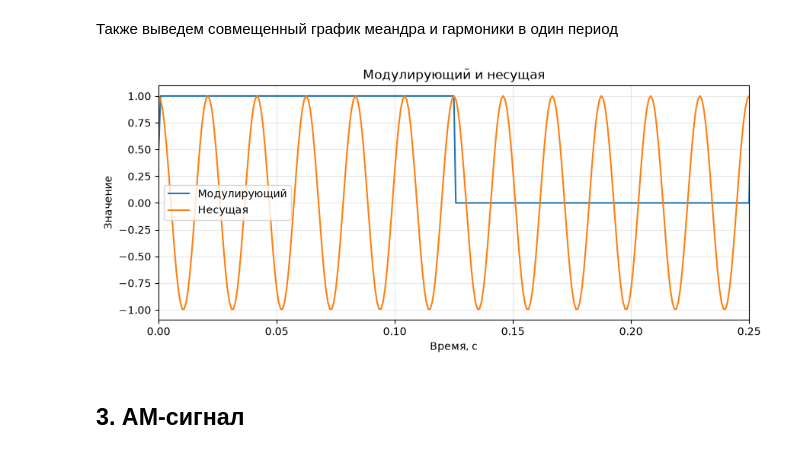
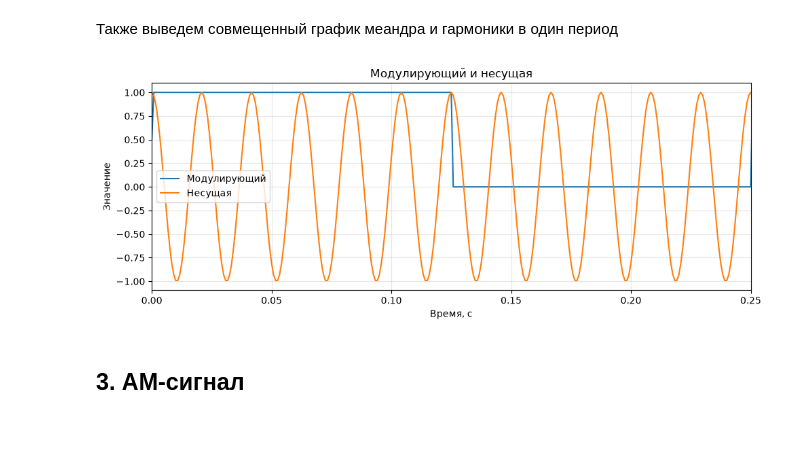
Before and after one commit to Merkury2006/TIPIS, a Jupyter notebook: lab2.ipynb, the cells around one changed output. Cells and saved outputs as stored; diff of their text form; code cells hidden in the pictures.

```diff
--- a/lab2.ipynb
+++ b/lab2.ipynb
@@ -60,18 +60,20 @@ plt.show()
 # %%
 t_show = 1 / meander_freq
 
 plt.figure(figsize=(10, 4))
 plt.plot(time, meandr(meander_freq, time, meander_amp), label='Модулирующий')
 plt.plot(time, carrier(time, carrier_freq, carrier_amp), label='Несущая')
 plt.xlim(0, t_show)
 plt.title('Модулирующий и несущая')
 plt.xlabel('Время, с')
 plt.ylabel('Значение')
 plt.legend()
 plt.grid(alpha=0.3)
+plt.tight_layout()
+plt.savefig('graphics/3.png', dpi=150)
 plt.show()
 # %% [output]
-[figure, old version]
+[figure, new version]
 # %% [markdown]
 ## 3. АМ-сигнал
 # %%
```
Also changed, not shown: parts of 11 cells of this notebook.
